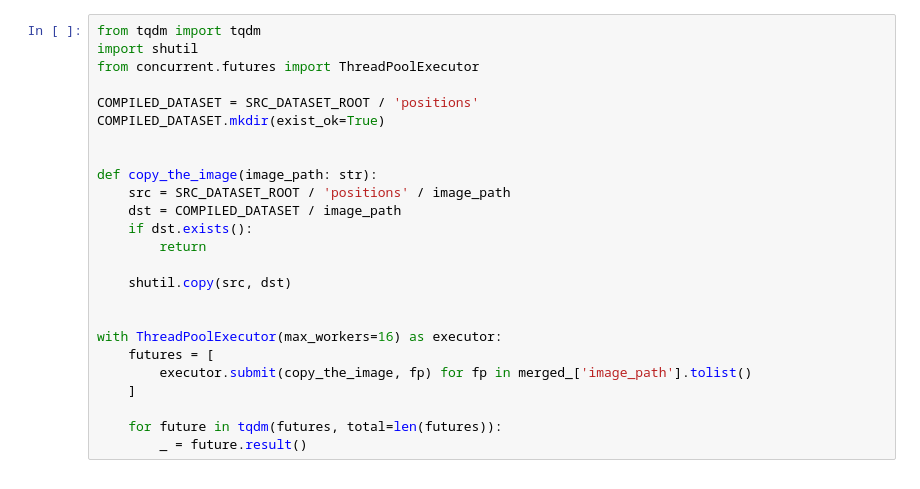
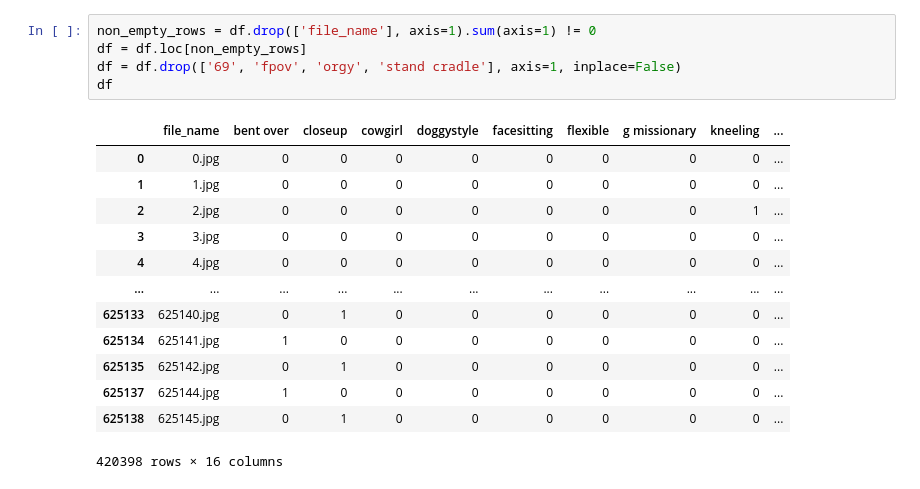
Before and after one commit to M-Fannilla/fn-content-classifier, a Jupyter notebook: notebooks/positions_dataset_balance.ipynb, the cells around one changed output. Cells and saved outputs as stored; diff of their text form.

```diff
--- a/notebooks/positions_dataset_balance.ipynb
+++ b/notebooks/positions_dataset_balance.ipynb
@@ -160,25 +33,19 @@ merged_.to_csv('positions_labels.csv')
-# %%
-from tqdm import tqdm
-import shutil
-from concurrent.futures import ThreadPoolExecutor
-
-COMPILED_DATASET = SRC_DATASET_ROOT / 'positions'
-COMPILED_DATASET.mkdir(exist_ok=True)
-
-
-def copy_the_image(image_path: str):
-    src = SRC_DATASET_ROOT / 'positions' / image_path
-    dst = COMPILED_DATASET / image_path
-    if dst.exists():
-        return
-
-    shutil.copy(src, dst)
-
-
-with ThreadPoolExecutor(max_workers=16) as executor:
-    futures = [
-        executor.submit(copy_the_image, fp) for fp in merged_['image_path'].tolist()
-    ]
-
-    for future in tqdm(futures, total=len(futures)):
-        _ = future.result()
+# %%
+non_empty_rows = df.drop(['file_name'], axis=1).sum(axis=1) != 0
+df = df.loc[non_empty_rows]
+df = df.drop(['69', 'fpov', 'orgy', 'stand cradle'], axis=1, inplace=False)
+df
+# %% [output]
+|  | file_name | bent over | closeup | cowgirl | doggystyle | facesitting | flexible | g missionary | kneeling | ... |
+| 0 | 0.jpg | 0 | 0 | 0 | 0 | 0 | 0 | 0 | 0 | ... |
+| 1 | 1.jpg | 0 | 0 | 0 | 0 | 0 | 0 | 0 | 0 | ... |
+| 2 | 2.jpg | 0 | 0 | 0 | 0 | 0 | 0 | 0 | 1 | ... |
+| 3 | 3.jpg | 0 | 0 | 0 | 0 | 0 | 0 | 0 | 0 | ... |
+| 4 | 4.jpg | 0 | 0 | 0 | 0 | 0 | 0 | 0 | 0 | ... |
+| ... | ... | ... | ... | ... | ... | ... | ... | ... | ... | ... |
+| 625133 | 625140.jpg | 0 | 1 | 0 | 0 | 0 | 0 | 0 | 0 | ... |
+| 625134 | 625141.jpg | 1 | 0 | 0 | 0 | 0 | 0 | 0 | 0 | ... |
+| 625135 | 625142.jpg | 0 | 1 | 0 | 0 | 0 | 0 | 0 | 0 | ... |
+| 625137 | 625144.jpg | 1 | 0 | 0 | 0 | 0 | 0 | 0 | 0 | ... |
+| 625138 | 625145.jpg | 0 | 1 | 0 | 0 | 0 | 0 | 0 | 0 | ... |
+420398 rows × 16 columns
```
Also changed, not shown: parts of 22 cells of this notebook, 5 other files.
